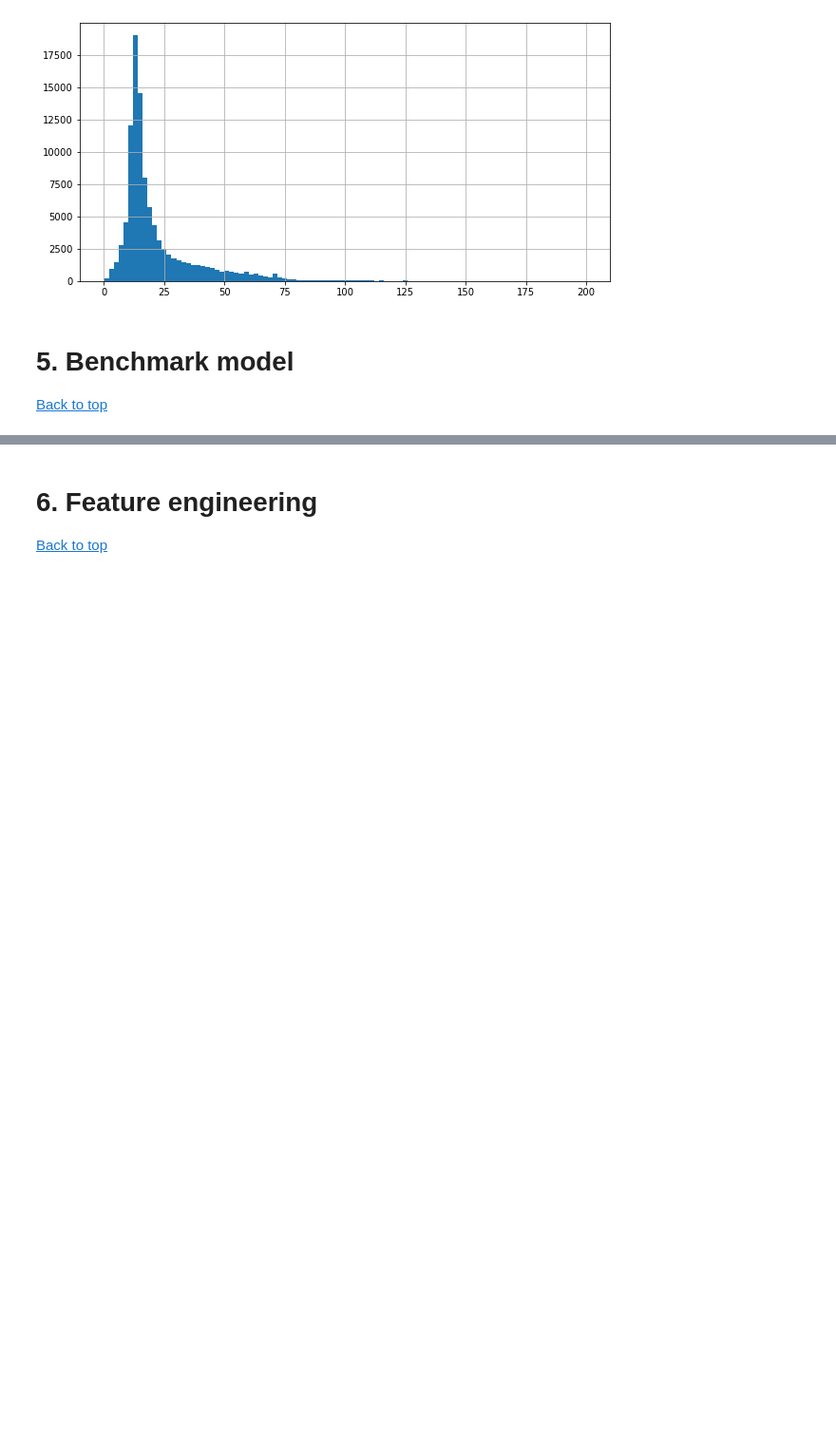
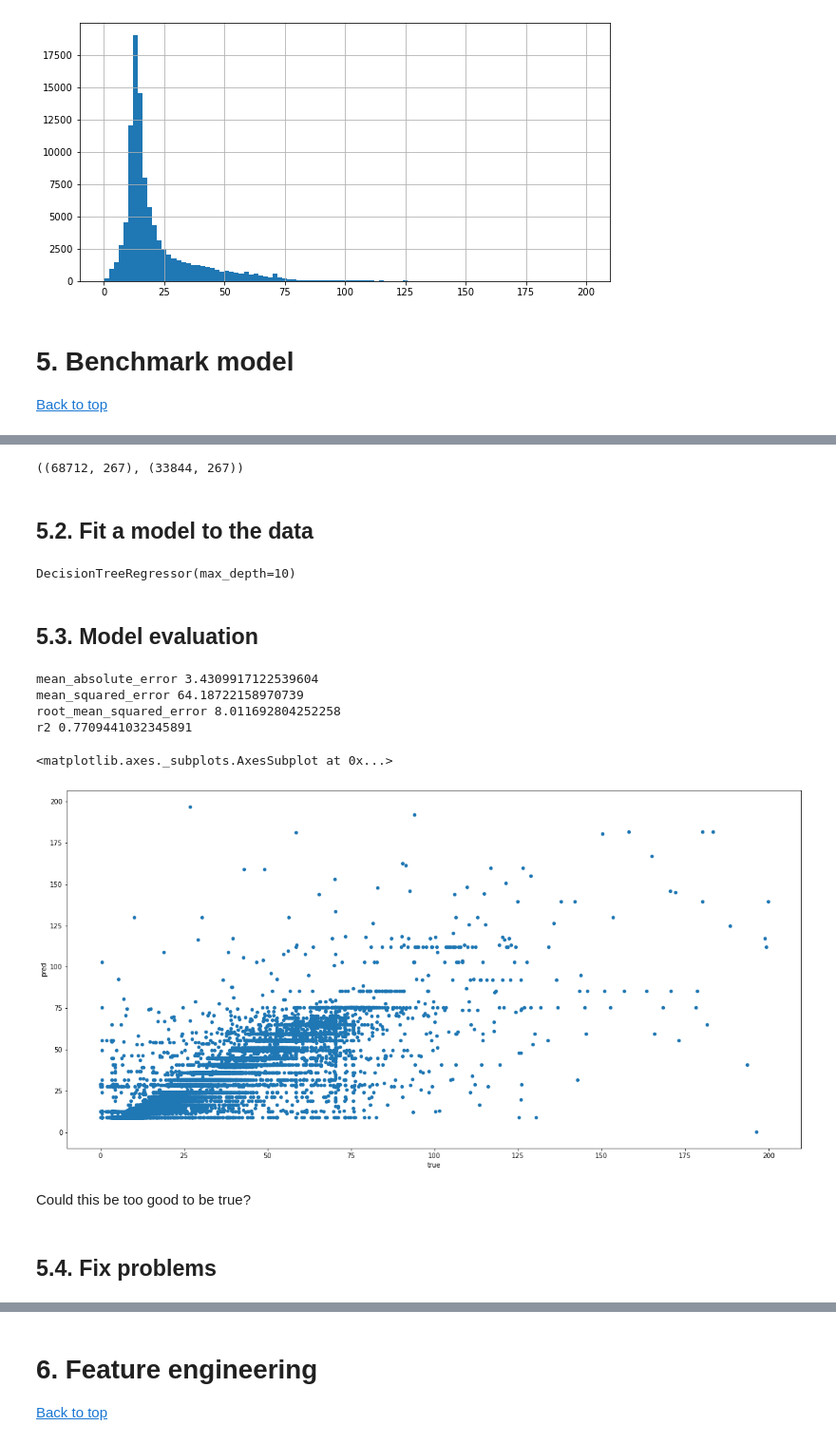
Before and after one commit to mcarhuasn/MasterDS-NewYorkTaxiAnalysis, a Jupyter notebook: Presentable notebook.ipynb, the cells around one changed output, grey strips where cells are left out. Shown: that part at 95% size. Drawn from its saved outputs; the diff is of its cells as text; code cells hidden in the pictures; blank space fills up the shorter version.

Commit message:
5. Benchmark Model

```diff
--- a/Presentable notebook.ipynb
+++ b/Presentable notebook.ipynb
@@ -365,0 +391,9 @@ taxi_grouped_by_region['total_amount'].hist(bins=100, figsize=(10,5))
+# %%
+from sklearn.model_selection import train_test_split
+
+X_bench = data_for_benchmark_model[input_features_benchmark]
+y_bench = data_for_benchmark_model[target_feature_benchmark]
+
+# one-hot encode
+X_bench = pd.get_dummies(X_bench)
+X_bench.head()
@@ -365,0 +408,48 @@ taxi_grouped_by_region['total_amount'].hist(bins=100, figsize=(10,5))
+# %%
+X_train_b, X_test_b, y_train_b, y_test_b = train_test_split(X_bench, y_bench, test_size=0.33, random_state=42)
+print(X_train_b.shape)
+print(X_test_b.shape)
+# %% [output]
+((68712, 267), (33844, 267))
+# %% [markdown]
+## 5.2. Fit a model to the data
+# %%
+from sklearn.tree import DecisionTreeRegressor
+
+tree = DecisionTreeRegressor(max_depth=10)
+tree.fit(X_train_b, y_train_b)
+# %% [output]
+DecisionTreeRegressor(max_depth=10)
+# %% [markdown]
+## 5.3. Model evaluation
+# %%
+model_at_hand = tree
+
+y_pred_b = model_at_hand.predict(X_test_b)
+
+from sklearn.metrics import mean_absolute_error
+from sklearn.metrics import mean_squared_error
+from sklearn.metrics import r2_score
+from math import sqrt
+
+print('mean_absolute_error', mean_absolute_error(y_test_b, y_pred_b))
+print('mean_squared_error', mean_squared_error(y_test_b, y_pred_b))
+print('root_mean_squared_error', sqrt(mean_squared_error(y_test_b, y_pred_b)))
+print('r2', r2_score(y_test_b, y_pred_b))
+# %% [output]
+mean_absolute_error 3.4309917122539604
+mean_squared_error 64.18722158970739
+root_mean_squared_error 8.011692804252258
+r2 0.7709441032345891
+# %%
+data = {'true': y_test_b, 'pred': y_pred_b}
+results = pd.DataFrame(data)
+
+results.plot(figsize=(20,10), kind='scatter', x='true', y='pred')
+# %% [output]
+<matplotlib.axes._subplots.AxesSubplot at 0x...>
+[figure, added]
+# %% [markdown]
+Could this be too good to be true?
+# %% [markdown]
+## 5.4. Fix problems
```
Also changed, not shown: parts of 7 cells of this notebook.
